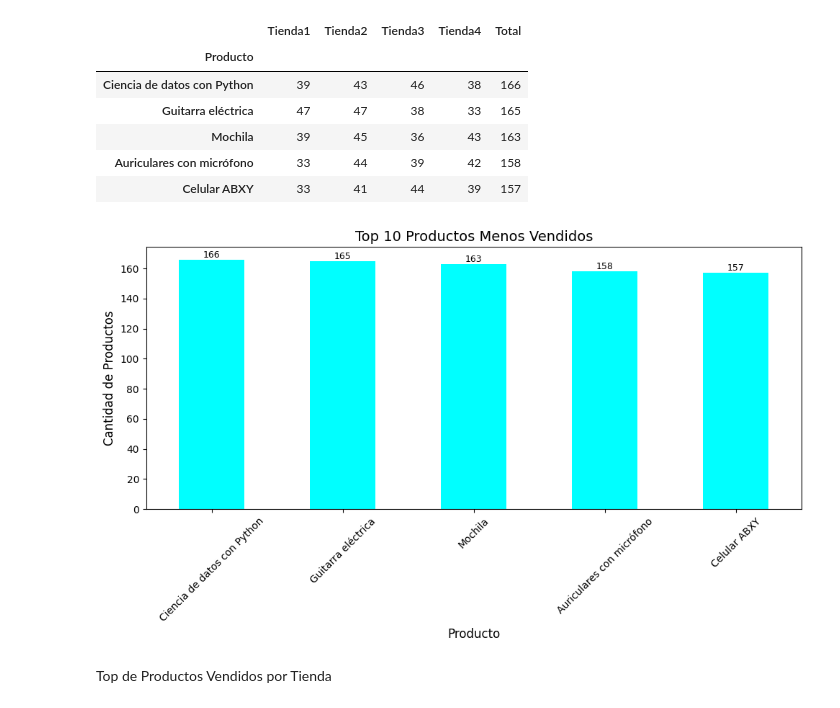
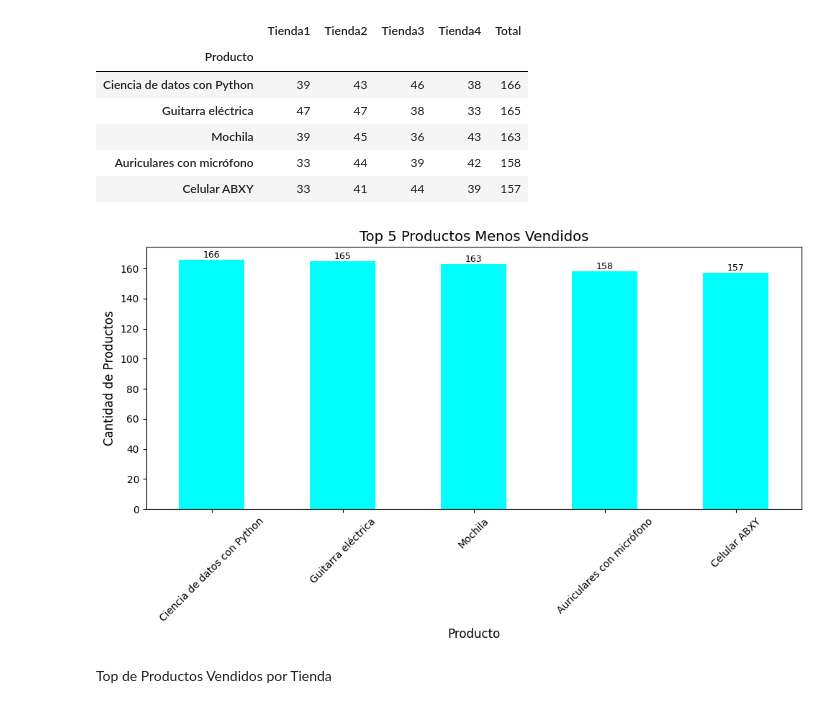
Before and after one commit to jeshua2829/1erDesafioPython, a Jupyter notebook: AluraStoreLatam.ipynb, the cells around one changed output. Saved outputs shown, nothing was run; the diff lists cells and outputs as text; code cells hidden in the pictures.

```diff
--- a/AluraStoreLatam.ipynb
+++ b/AluraStoreLatam.ipynb
@@ -90,7 +139,7 @@ plt.show()
 # %% [output]
 [figure]
 # %%
-Categorias_Mas_Populares = pd.concat([cantCategoriasT1,cantCategoriasT2,cantCategoriasT3,cantCategoriasT4],axis=1).head(4)
+Categorias_Mas_Populares = pd.concat([cantCategoriasT1,cantCategoriasT2,cantCategoriasT3,cantCategoriasT4],axis=1).head(8)
 Categorias_Mas_Populares.columns = ("Tienda1","Tienda2","Tienda3","Tienda4")
 Categorias_Mas_Populares.loc["Total"] = Categorias_Mas_Populares.sum()
 Categorias_Mas_Populares
@@ -242,20 +289,20 @@ Top10_productos_Menosvendidos
 # %%
 import matplotlib.pyplot as plt
 
 ax = Top10_productos_Menosvendidos["Total"].plot(kind="bar", figsize=(10,6), color='cyan')
-plt.title("Top 10 Productos Menos Vendidos", fontsize=14)
+plt.title("Top 5 Productos Menos Vendidos", fontsize=14)
 plt.xlabel("Producto", fontsize=12)
 plt.ylabel("Cantidad de Productos", fontsize=12)
 plt.xticks(rotation=45)
 
 # Agregar etiquetas con los valores encima de cada barra
 for container in ax.containers:
     ax.bar_label(container, label_type='edge', fontsize=9)
 
 plt.tight_layout()
 plt.show()
 # %% [output]
-[figure, old version]
+[figure, new version]
 # %% [markdown]
 Top de Productos Vendidos por Tienda
 # %%
```
Also changed, not shown: parts of 11 cells of this notebook.
